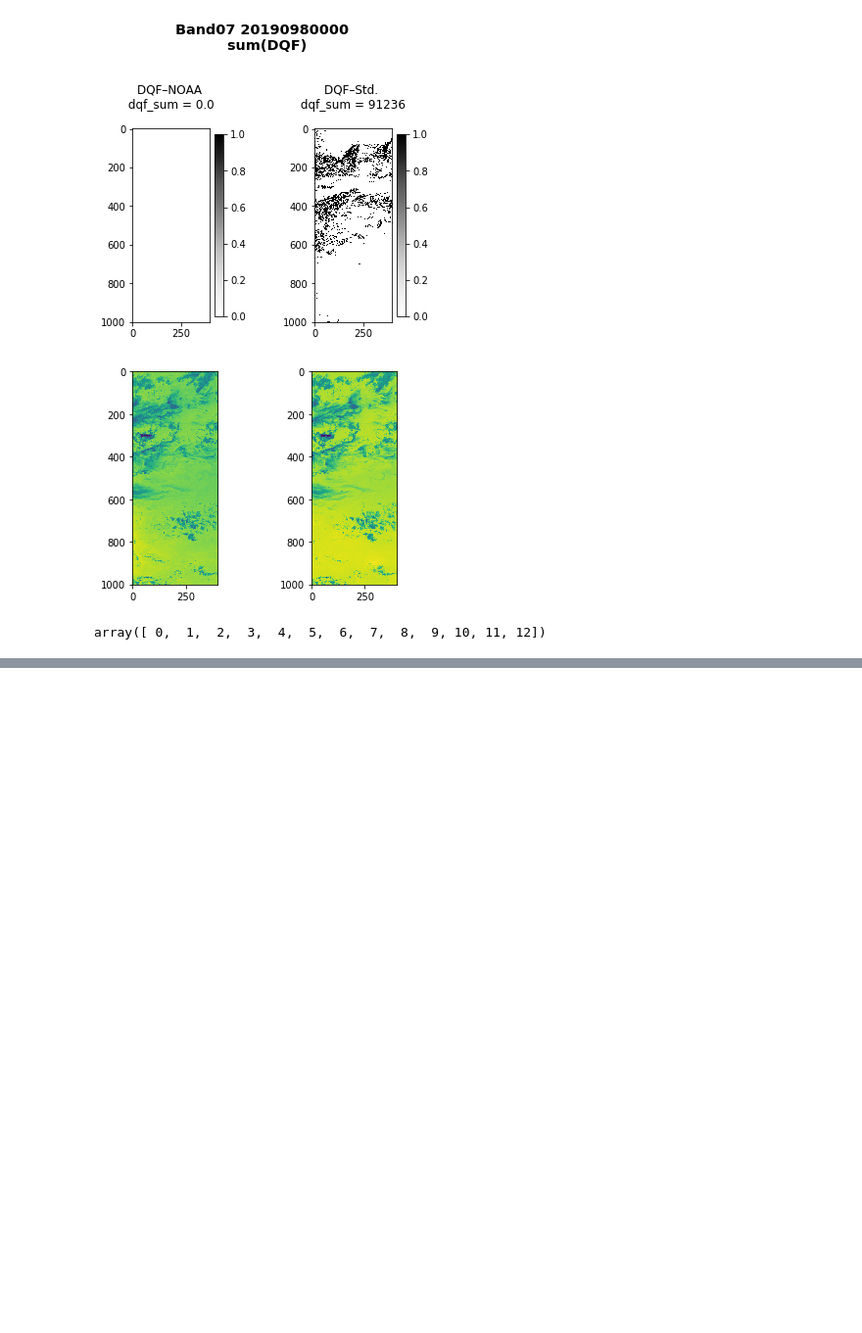
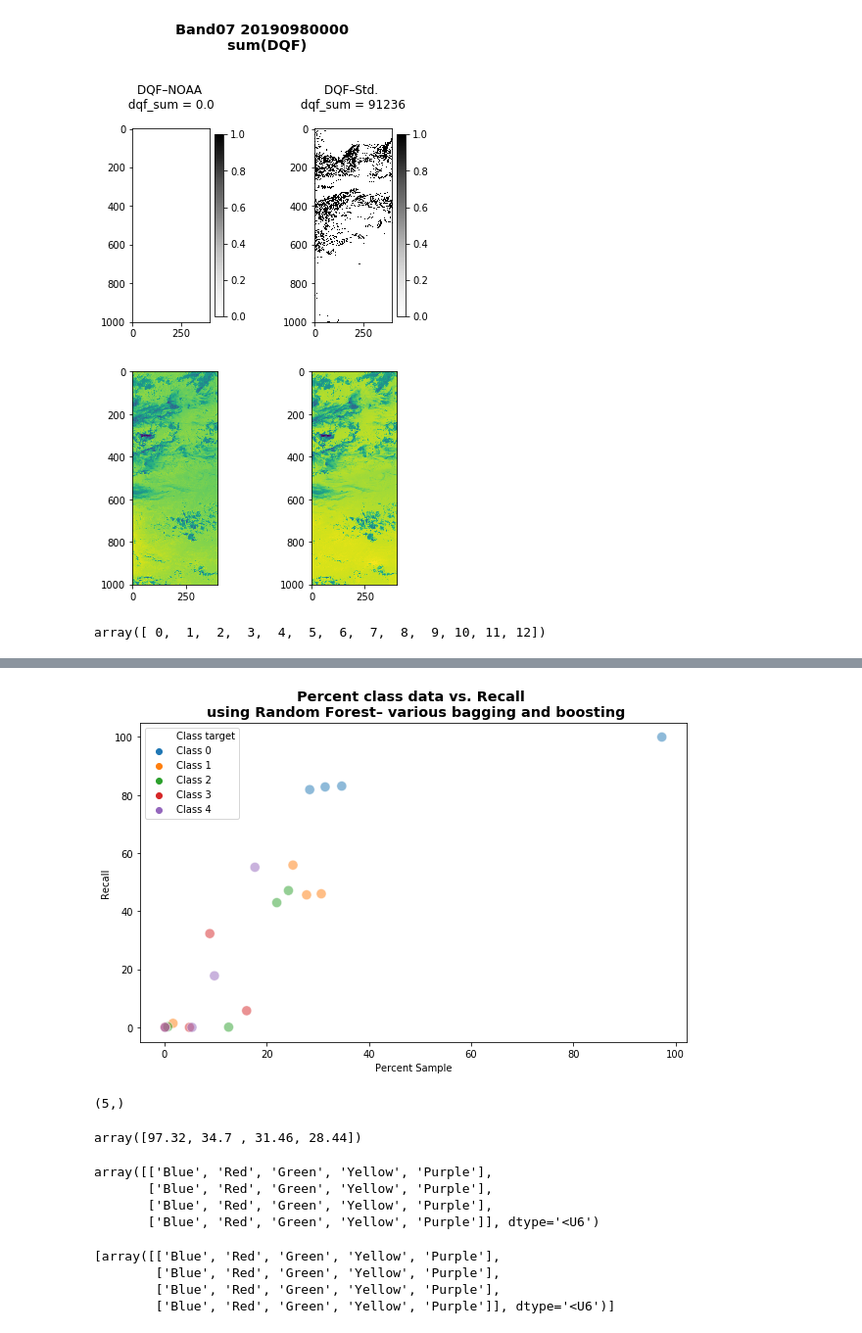
Before and after one commit to adomakor412/GOES-Quality-Flag-Classification, a Jupyter notebook: Presentation.ipynb, the cells around one changed output, grey strips where cells are left out. Shown at 98% size. Cells and saved outputs as stored; diff of their text form; code cells hidden in the pictures; blank space fills up the shorter version.

```diff
--- a/Presentation.ipynb
+++ b/Presentation.ipynb
@@ -70,0 +92,27 @@ array([ 0,  1,  2,  3,  4,  5,  6,  7,  8,  9, 10, 11, 12])
+# %%
+df1= pd.DataFrame({'x0':np.array(x)[0],
+                   'x1':np.array(y)[0],
+                   'y': dqf_class,
+                   'target':(np.array(['Blue','Red','Green','Yellow','Purple'])[[0,1,2,3,4]]).T})
+df2= pd.DataFrame({'x0':np.array(x)[1],
+                   'x1':np.array(y)[1],
+                   'y': dqf_class,
+                   'target':(np.array(['Blue','Red','Green','Yellow','Purple'])[[0,1,2,3,4]]).T})
+df3= pd.DataFrame({'x0':np.array(x)[2],
+                   'x1':np.array(y)[2],
+                   'y': dqf_class,
+                   'target':(np.array(['Blue','Red','Green','Yellow','Purple'])[[0,1,2,3,4]]).T})
+df4= pd.DataFrame({'x0':np.array(x)[3],
+                   'x1':np.array(y)[3],
+                   'y': dqf_class,
+                   'target':(np.array(['Blue','Red','Green','Yellow','Purple'])[[0,1,2,3,4]]).T})
+df = df1.append(df2)
+df = df.append(df3)
+df = df.append(df4)
+df
+column ={'x0':'Percent Sample','x1':'Recall','y':'Class target','target':'Color'}
+df = df.rename(columns= column)
+df
+# d= df[1:]
+# d
+# df = pd.DataFrame(pd, column=[])
@@ -70,0 +137,29 @@ array([ 0,  1,  2,  3,  4,  5,  6,  7,  8,  9, 10, 11, 12])
+# %%
+fig, ax = plt.subplots(1,figsize=(10,6))
+_=sns.scatterplot(x='Percent Sample',y='Recall',hue='Class target', data=df,ax=ax,alpha=.5,s=100)
+ax.set_title('Percent class data vs. Recall \n using Random Forest– various bagging and boosting',
+             fontsize="x-large", fontweight='bold');
+# %% [output]
+[figure, added]
+# %%
+np.array(['Blue','Red','Green','Yellow'])[[0,1,2,3,4]].shape
+# %% [output]
+(5,)
+# %%
+np.array(x).T[0]
+# %% [output]
+array([97.32, 34.7 , 31.46, 28.44])
+# %%
+np.array([(np.array(['Blue','Red','Green','Yellow','Purple'])[[0,1,2,3,4]]).T]*4)
+# %% [output]
+array([['Blue', 'Red', 'Green', 'Yellow', 'Purple'],
+       ['Blue', 'Red', 'Green', 'Yellow', 'Purple'],
+       ['Blue', 'Red', 'Green', 'Yellow', 'Purple'],
+       ['Blue', 'Red', 'Green', 'Yellow', 'Purple']], dtype='<U6')
+# %%
+[np.array([(np.array(['Blue','Red','Green','Yellow','Purple'])[[0,1,2,3,4]]).T]*4)]
+# %% [output]
+[array([['Blue', 'Red', 'Green', 'Yellow', 'Purple'],
+        ['Blue', 'Red', 'Green', 'Yellow', 'Purple'],
+        ['Blue', 'Red', 'Green', 'Yellow', 'Purple'],
+        ['Blue', 'Red', 'Green', 'Yellow', 'Purple']], dtype='<U6')]
```
Also changed, not shown: parts of 4 cells of this notebook.
